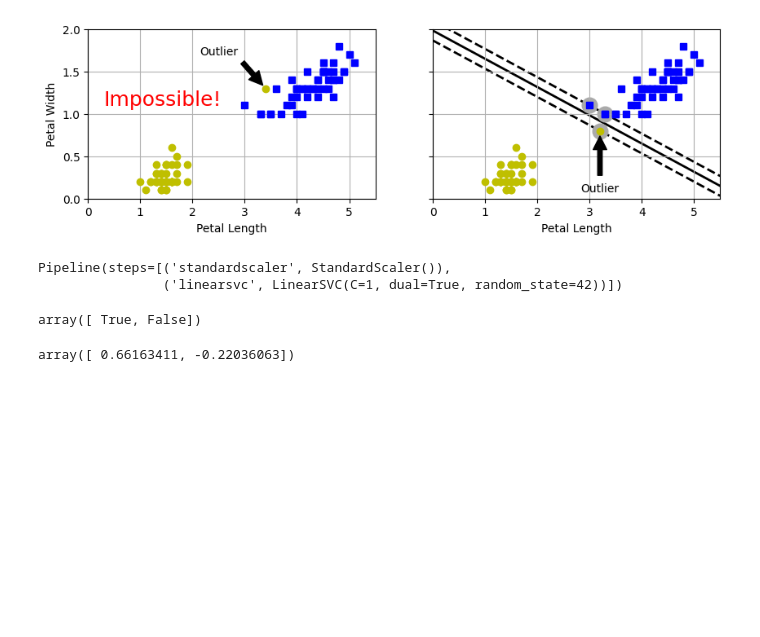
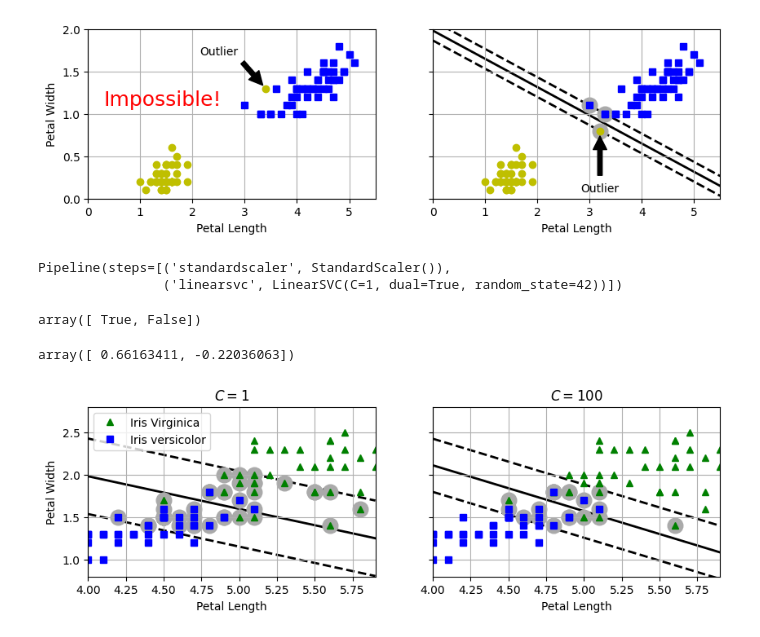
Before and after one commit to sunodmongia/SVM, a Jupyter notebook: svm.ipynb, the cells around one changed output. Cells and saved outputs as stored; diff of their text form; code cells hidden in the pictures; blank space fills up the shorter version.

```diff
--- a/svm.ipynb
+++ b/svm.ipynb
@@ -176,3 +176,55 @@ array([ True, False])
 svm_clf.decision_function(X_new)
 # %% [output]
 array([ 0.66163411, -0.22036063])
+# %%
+scaler = StandardScaler()
+svm_clf1 = LinearSVC(C=1, max_iter=10_000, dual=True, random_state=42)
+svm_clf2 = LinearSVC(C=100, max_iter=10_000, dual=True, random_state=42)
+
+scaled_svm_clf1 = make_pipeline(scaler, svm_clf1)
+scaled_svm_clf2 = make_pipeline(scaler, svm_clf2)
+
+
+scaled_svm_clf1.fit(X, y)
+scaled_svm_clf2.fit(X, y)
+
+b1 = svm_clf1.decision_function([-scaler.mean_ / scaler.scale_])
+b2 = svm_clf2.decision_function([-scaler.mean_ / scaler.scale_])
+w1 = svm_clf1.coef_[0] / scaler.scale_
+w2 = svm_clf2.coef_[0] / scaler.scale_
+svm_clf1.intercept_ = np.array([b1])
+svm_clf2.intercept_ = np.array([b2])
+svm_clf1.coef_ = np.array([w1])
+svm_clf2.coef_ = np.array([w2])
+
+t = y * 2 - 1
+support_vectors_idx1 = (t * (X.dot(w1) + b1) < 1).ravel()
+support_vectors_idx2 = (t * (X.dot(w2) + b2) < 1).ravel()
+svm_clf1.support_vectors_ = X[support_vectors_idx1]
+svm_clf2.support_vectors_ = X[support_vectors_idx2]
+
+fig, axes = plt.subplots(ncols=2, figsize=(10, 2.7), sharey=True)
+
+plt.sca(axes[0])
+plt.plot(X[:, 0][y == 1], X[:, 1][y == 1], "g^", label="Iris Virginica")
+plt.plot(X[:, 0][y == 0], X[:, 1][y == 0], "bs", label="Iris versicolor")
+plt.title(f"$C = {svm_clf1.C} $")
+plt.xlabel("Petal Length")
+plt.ylabel("Petal Width")
+plt.legend(loc="upper left")
+plot_svc_decision_boundary(svm_clf1, 4, 5.9)
+plt.axis([4, 5.9, 0.8, 2.8])
+plt.grid()
+
+plt.sca(axes[1])
+plt.plot(X[:, 0][y == 1], X[:, 1][y == 1], "g^")
+plt.plot(X[:, 0][y == 0], X[:, 1][y == 0], "bs")
+plot_svc_decision_boundary(svm_clf2, 4, 5.99)
+plt.xlabel("Petal Length")
+plt.title(f"$C = {svm_clf2.C} $")
+plt.axis([4,5.9, 0.8, 2.8])
+plt.grid()
+
+plt.show()
+# %% [output]
+[figure, added]
```
